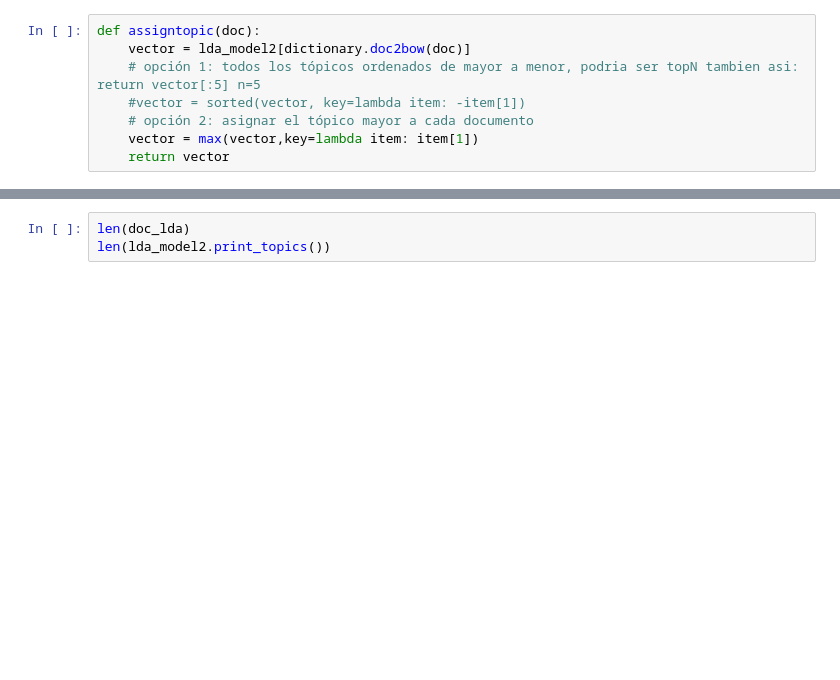
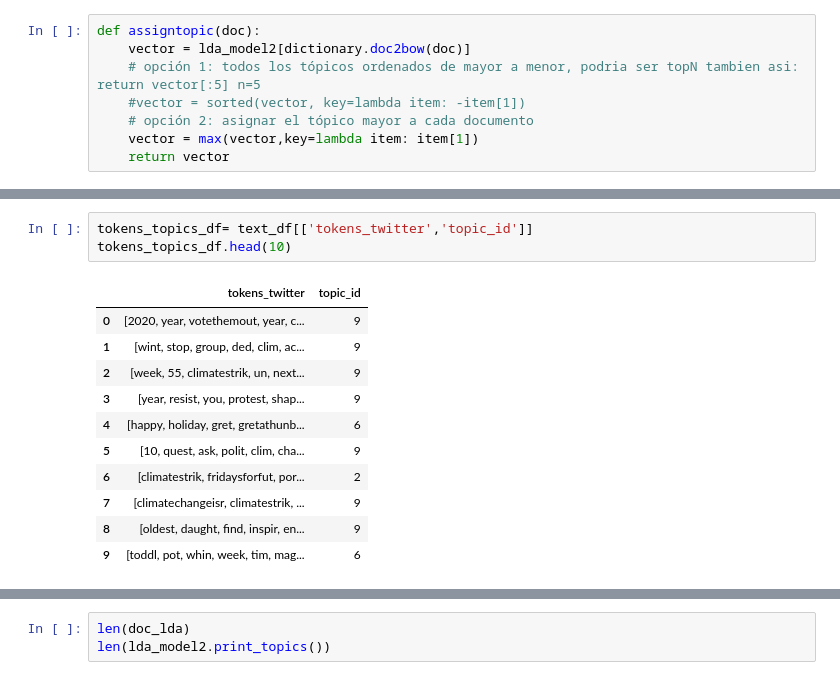
Before and after one commit to lmbd92/st1800-st1801-trabajo3-2261, a Jupyter notebook: Trabajo3Lina_Jose.ipynb, the cells around one changed output, grey strips where cells are left out. Cells and saved outputs as stored; diff of their text form; blank space fills up the shorter version.

```diff
--- a/Trabajo3Lina_Jose.ipynb
+++ b/Trabajo3Lina_Jose.ipynb
@@ -291,3 +352,18 @@ text_df.head(10)
+# %%
+tokens_topics_df= text_df[['tokens_twitter','topic_id']]
+tokens_topics_df.head(10)
+# %% [output]
+|  | tokens_twitter | topic_id |
+| 0 | [2020, year, votethemout, year, c... | 9 |
+| 1 | [wint, stop, group, ded, clim, ac... | 9 |
+| 2 | [week, 55, climatestrik, un, next... | 9 |
+| 3 | [year, resist, you, protest, shap... | 9 |
+| 4 | [happy, holiday, gret, gretathunb... | 6 |
+| 5 | [10, quest, ask, polit, clim, cha... | 9 |
+| 6 | [climatestrik, fridaysforfut, por... | 2 |
+| 7 | [climatechangeisr, climatestrik, ... | 9 |
+| 8 | [oldest, daught, find, inspir, en... | 9 |
+| 9 | [toddl, pot, whin, week, tim, mag... | 6 |
 # %%
 text_df.head(10)
 # %% [output]
```
Also changed, not shown: parts of 14 cells of this notebook.
